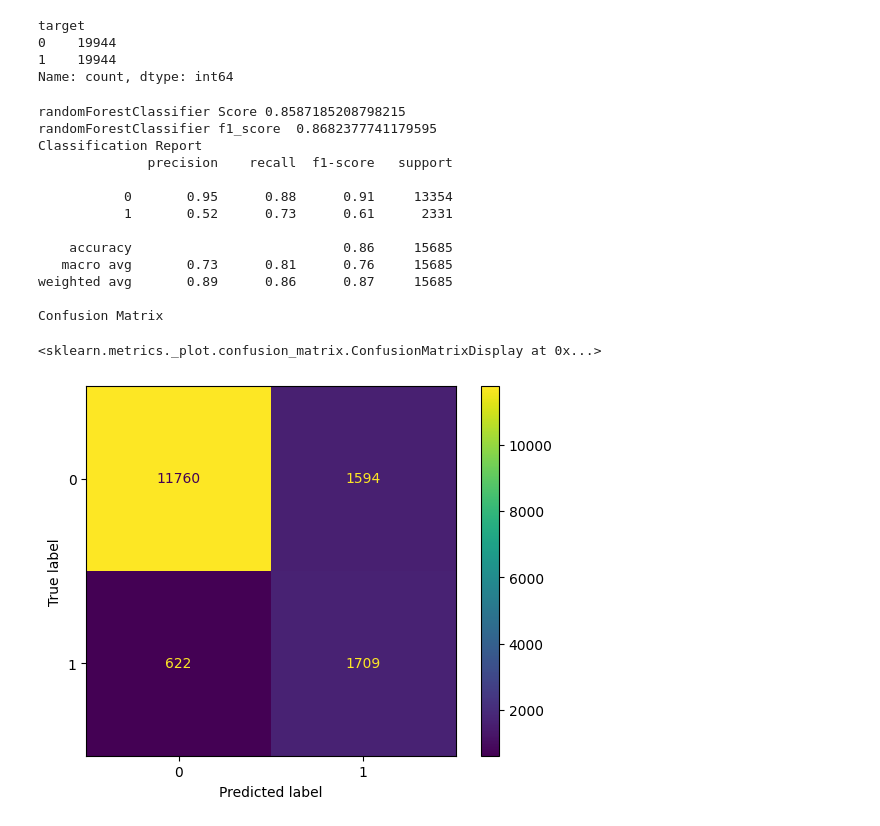
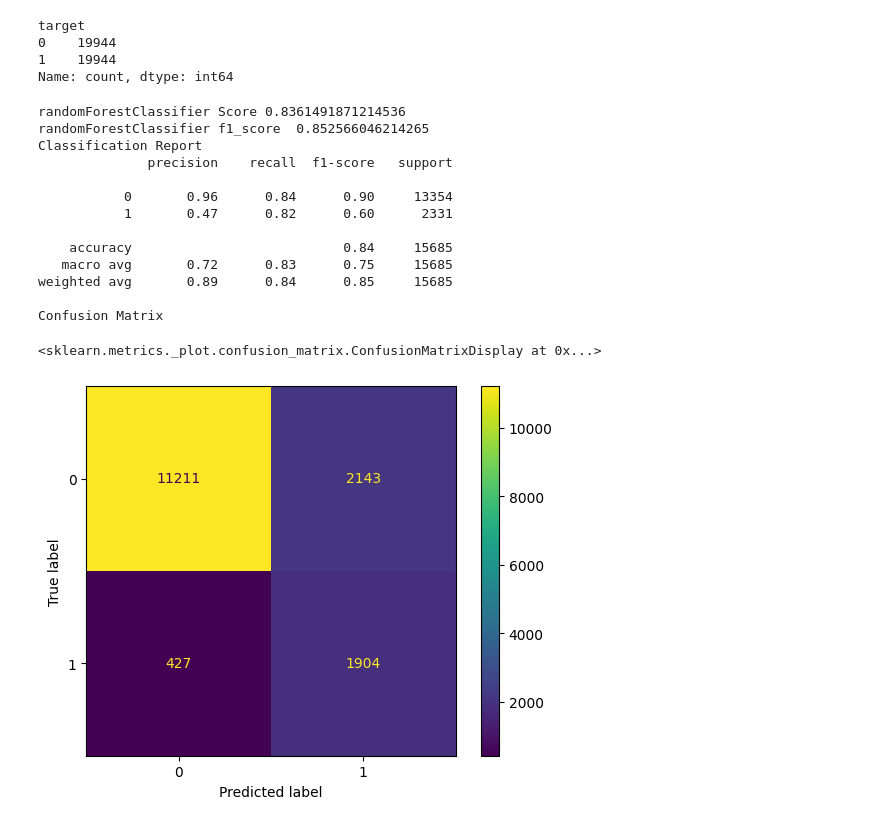
Before and after one commit to linisha04/Predict-the-Success-of-Bank-telemarketing, a Jupyter notebook: liniiiii.ipynb, the cells around one changed output. Saved outputs shown, nothing was run; the diff lists cells and outputs as text; code cells hidden in the pictures.

```diff
--- a/liniiiii.ipynb
+++ b/liniiiii.ipynb
@@ -992,42 +992,42 @@ Name: count, dtype: int64
 # %%
 from sklearn.ensemble import RandomForestClassifier
 
 # randomForestClassifier=Pipeline([('col_transformer',col_transformer),('randomForest',RandomForestClassifier(random_state=1))])
-randomForestClassifier=RandomForestClassifier(random_state=1 , n_estimators=200, max_depth=10,class_weight='balanced' , min_samples_split=3 , min_samples_leaf=3  , n_jobs=-1)
-# randomForestClassifier=Pipeline([('col_transformer',col_transformer),('randomForest',rf)])
+rf=RandomForestClassifier(random_state=1 , n_estimators=200, max_depth=10,class_weight='balanced' , min_samples_split=3 , min_samples_leaf=3  , n_jobs=-1)
+randomForestClassifier=Pipeline([('pca',PCA()),('randomForest',rf)])
 
 randomForestClassifier.fit(xtrain, ytrain)
 
 ypredicted_rf=randomForestClassifier.predict(xtest)
 
 print(   'randomForestClassifier Score'   ,  randomForestClassifier.score(xtest,ytest)  )
 
 
 print(   'randomForestClassifier f1_score '  ,     f1_score(ytest, ypredicted_rf  , average='weighted')    )
 
 print('Classification Report')
 
 print(classification_report(ytest ,ypredicted_rf))
 
 print('Confusion Matrix')
 
 ConfusionMatrixDisplay.from_estimator(randomForestClassifier,xtest,ytest)
 # %% [output]
-randomForestClassifier Score 0.8587185208798215
-randomForestClassifier f1_score  0.8682377741179595
+randomForestClassifier Score 0.8361491871214536
+randomForestClassifier f1_score  0.852566046214265
 Classification Report
               precision    recall  f1-score   support
 
-           0       0.95      0.88      0.91     13354
-           1       0.52      0.73      0.61      2331
+           0       0.96      0.84      0.90     13354
+           1       0.47      0.82      0.60      2331
 
-    accuracy                           0.86     15685
-   macro avg       0.73      0.81      0.76     15685
-weighted avg       0.89      0.86      0.87     15685
+    accuracy                           0.84     15685
+   macro avg       0.72      0.83      0.75     15685
+weighted avg       0.89      0.84      0.85     15685
 
 Confusion Matrix
 <sklearn.metrics._plot.confusion_matrix.ConfusionMatrixDisplay at 0x...>
-[figure, old version]
+[figure, new version]
 # %%
 
 test=col_transformer.transform(test)
```
